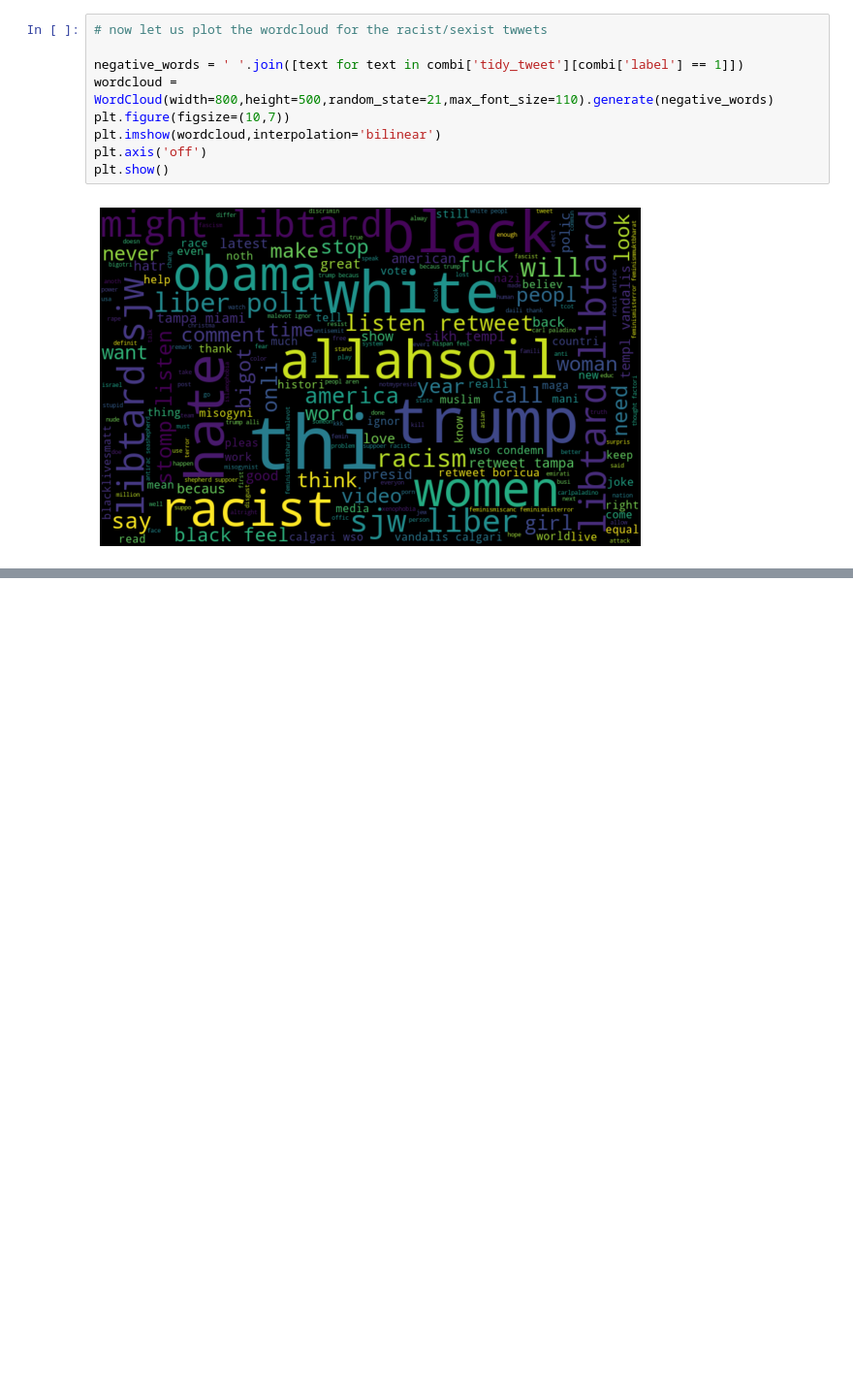
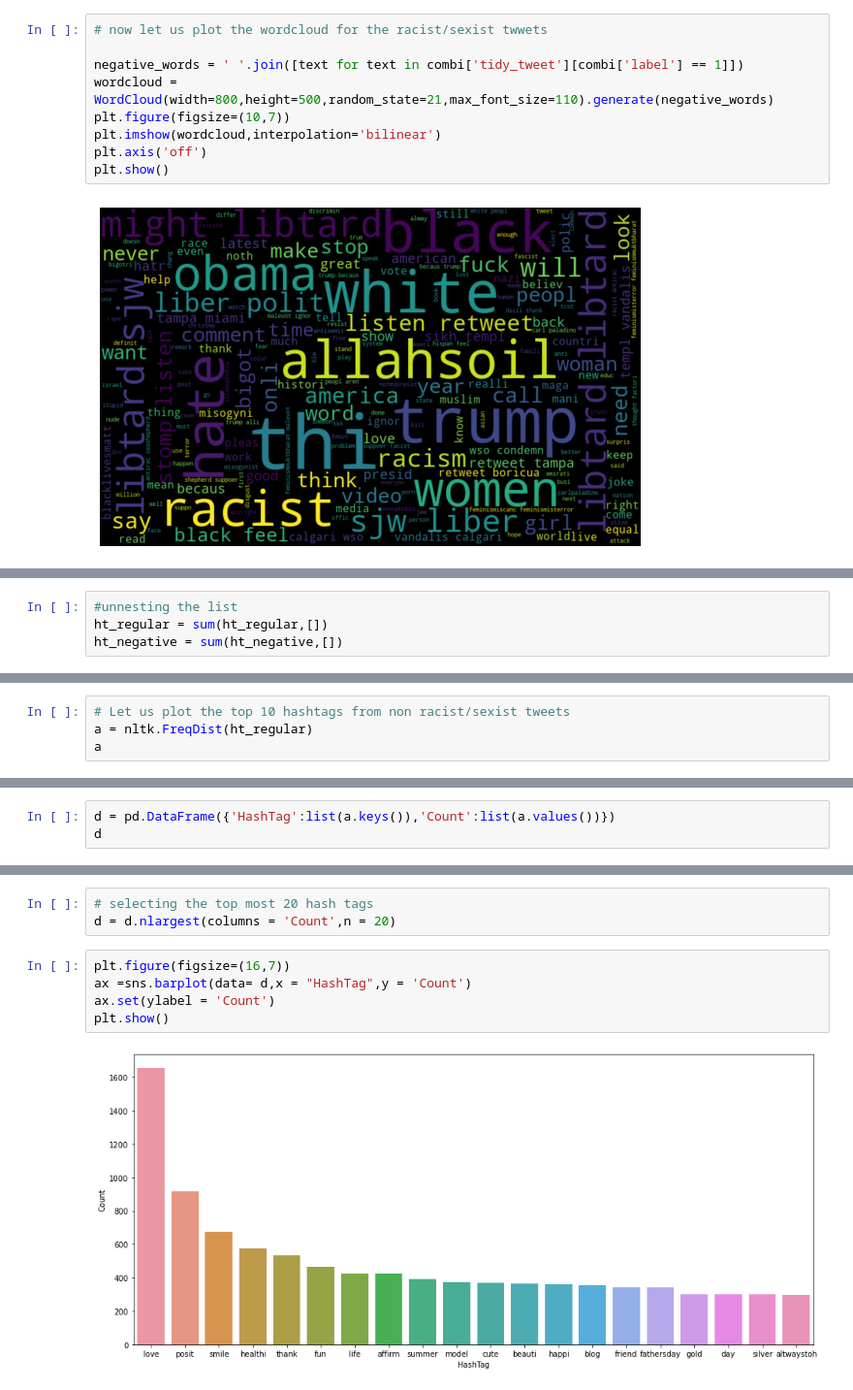
Before and after one commit to sambasivaraokambala/twitter_analysis, a Jupyter notebook: Twitter analysis.ipynb, the cells around one changed output, grey strips where cells are left out. Shown at 97% size. Cells and saved outputs as stored; diff of their text form; blank space fills up the shorter version.

```diff
--- a/Twitter analysis.ipynb
+++ b/Twitter analysis.ipynb
@@ -196,0 +250,4 @@ plt.show()
+# %%
+#unnesting the list
+ht_regular = sum(ht_regular,[])
+ht_negative = sum(ht_negative,[])
@@ -196,0 +274,4 @@ plt.show()
+# %%
+# Let us plot the top 10 hashtags from non racist/sexist tweets
+a = nltk.FreqDist(ht_regular)
+a
@@ -196,0 +280,3 @@ plt.show()
+# %%
+d = pd.DataFrame({'HashTag':list(a.keys()),'Count':list(a.values())})
+d
@@ -196,0 +297,10 @@ plt.show()
+# %%
+# selecting the top most 20 hash tags
+d = d.nlargest(columns = 'Count',n = 20)
+# %%
+plt.figure(figsize=(16,7))
+ax =sns.barplot(data= d,x = "HashTag",y = 'Count')
+ax.set(ylabel = 'Count')
+plt.show()
+# %% [output]
+[figure, added]
```
Also changed, not shown: parts of 9 cells of this notebook.
